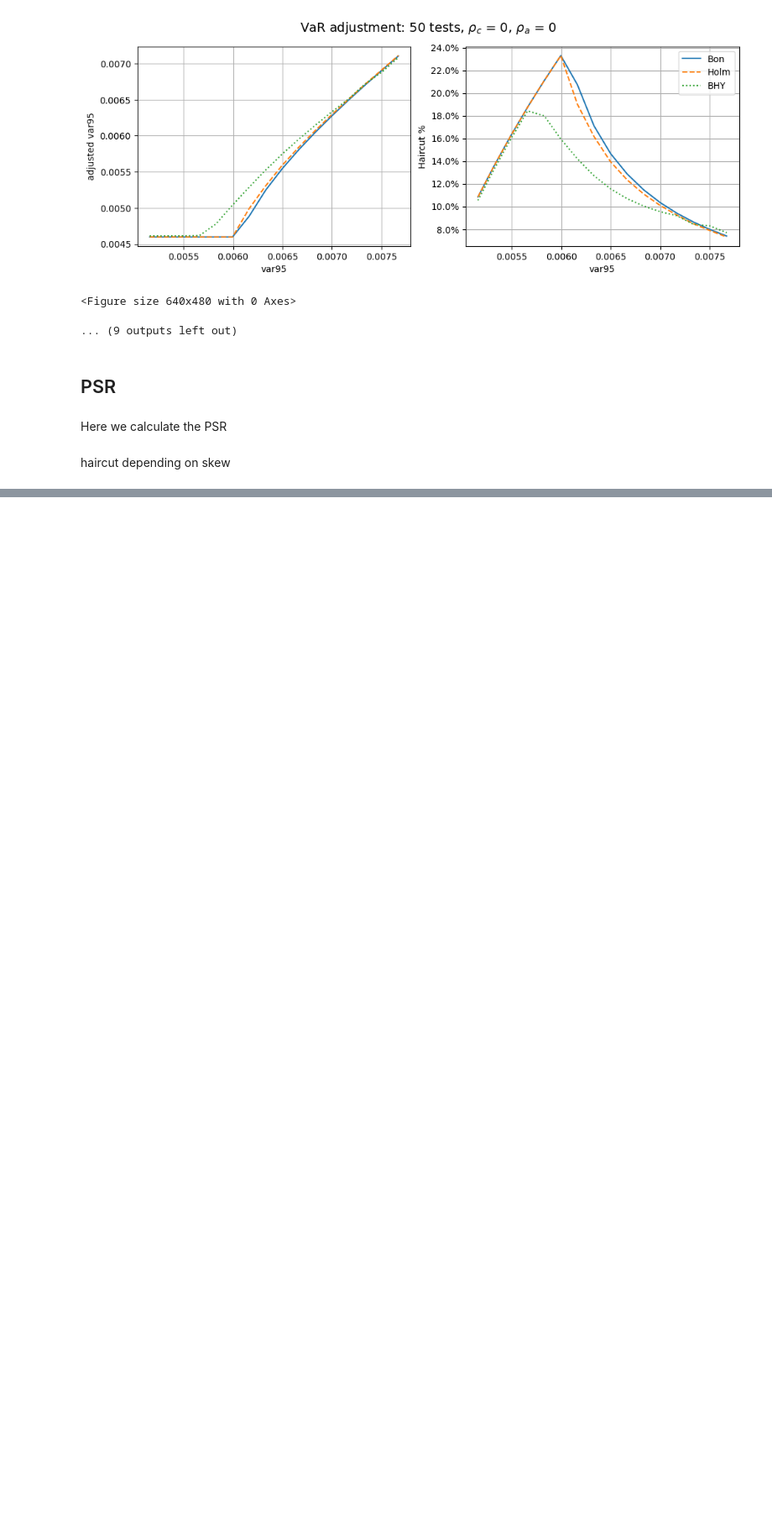
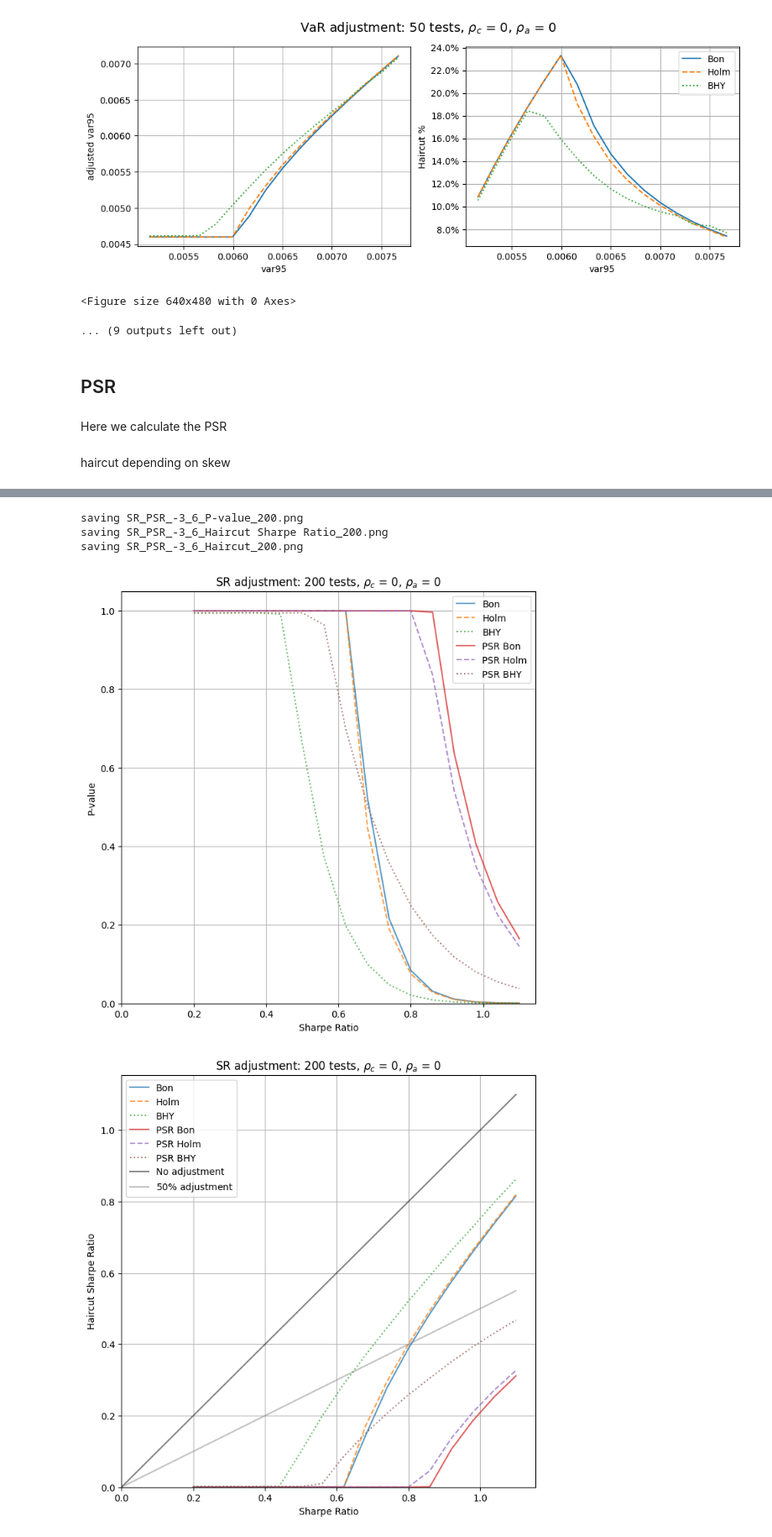
Before and after one commit to georgec123/portfolio_management_cw, a Jupyter notebook: charvey/PSR.ipynb, the cells around one changed output, grey strips where cells are left out. Shown at 84% size. Saved outputs shown, nothing was run; the diff lists cells and outputs as text; code cells hidden in the pictures; blank space fills up the shorter version.

```diff
--- a/charvey/trash.ipynb
+++ b/charvey/PSR.ipynb
@@ -398,0 +416,7 @@ plt.savefig(f"./plots/PSR_pvals.png");
+# %%
+crosssec_rho=0
+autocorrelation=0
+
+skew = -3
+kurt = 6  # 3 above normal
+file_prefix = f'SR_PSR_{skew}_{kurt}_'
@@ -398,0 +456,42 @@ plt.savefig(f"./plots/PSR_pvals.png");
+# %%
+outputs = ["P-value", "Haircut Sharpe Ratio", "Haircut"]
+methods = ["Bon", "Holm", "BHY"]
+linestyles = ["-", "--", ":"]
+
+original_sr = srs
+num_test=num_tests
+# %%
+for output_idx, output in enumerate(outputs):
+    fig, ax = plt.subplots(figsize=(8, 8))
+    for idx, method in enumerate(methods):
+        ax.plot(original_sr, results[:, output_idx, idx], label=method, linestyle=linestyles[idx], alpha=0.75)
+    for idx, method in enumerate(methods):
+        ax.plot(original_sr, results_psr[:, output_idx, idx], label=f'PSR {method}', linestyle=linestyles[idx], alpha=0.75)
+
+    if output == "Haircut":
+        ax.hlines(0.5, 0, original_sr[-1], color="black", alpha=0.5, label="$50\%$ adjustment")
+        ax.yaxis.set_major_formatter(mtick.PercentFormatter(1))
+
+    elif output == "Haircut Sharpe Ratio":
+        ax.plot([0, original_sr[-1]], [0, original_sr[-1]], color="black", alpha=0.5, label="No adjustment")
+        ax.plot([0, original_sr[-1]], [0, original_sr[-1] / 2], color="grey", alpha=0.5, label="$50\%$ adjustment")
+
+    ax.set_xlabel("Sharpe Ratio")
+    ax.set_ylabel(output)
+    ax.set_title(rf"SR adjustment: {num_test} tests, $\rho_c$ = {crosssec_rho}, $\rho_a$ = {autocorrelation}")
+    ax.legend()
+    ax.set_xlim(xmin=0)
+    ax.set_ylim(ymin=0)
+
+    plot_dir = "plots"
+    filename = f"SR_PSR_{skew}_{kurt}_{output}_{num_test}.png"
+    print('saving', filename)
+    plt.savefig(os.path.join(plot_dir, filename))
+    # plt.show()
+    # plt.clf()
+# %% [output]
+saving SR_PSR_-3_6_P-value_200.png
+saving SR_PSR_-3_6_Haircut Sharpe Ratio_200.png
+saving SR_PSR_-3_6_Haircut_200.png
+[figure, added]
+[figure, added]
```
Also changed, not shown: parts of 7 cells of this notebook, 14 other files.
